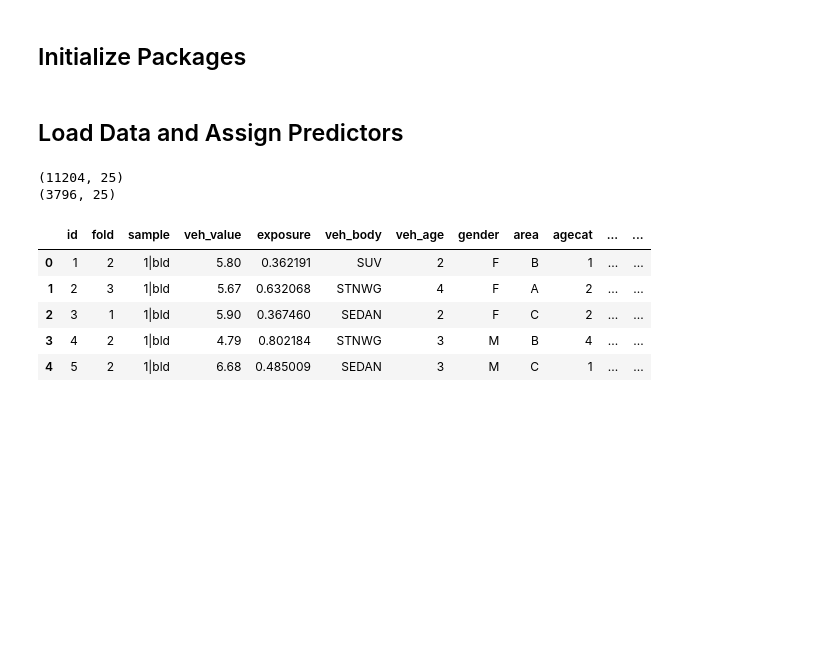
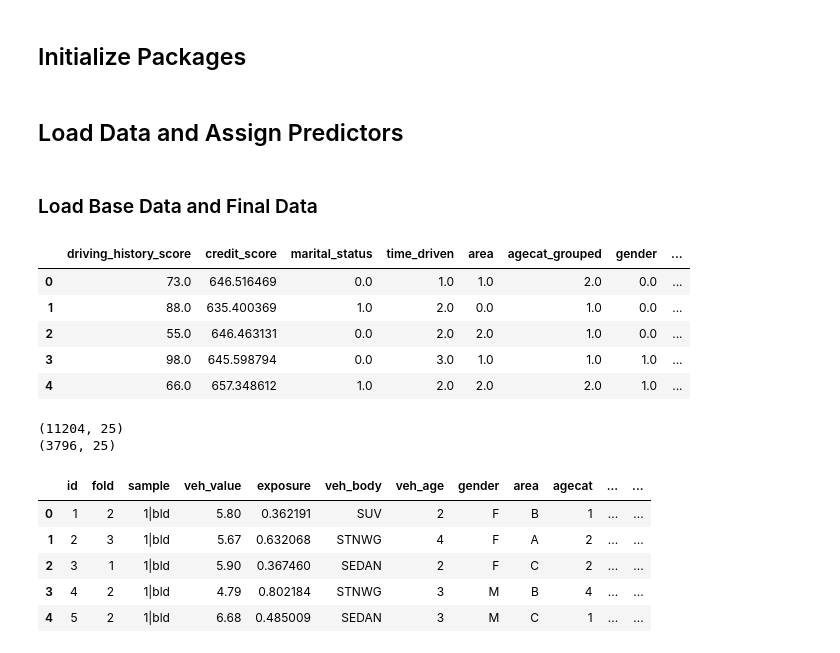
Before and after one commit to adervesh03/Hawkeye-Datathon-2025, a Jupyter notebook: backend/model_implementation.ipynb, the cells around one changed output. Drawn from its saved outputs; the diff is of its cells as text; code cells hidden in the pictures; blank space fills up the shorter version.

```diff
--- a/backend/model_implementation.ipynb
+++ b/backend/model_implementation.ipynb
@@ -19,4 +22,6 @@ from scipy.stats import uniform, randint
 # %% [markdown]
 ## Load Data and Assign Predictors
+# %% [markdown]
+### Load Base Data and Final Data
 # %%
 model_data = pd.read_csv('../backend/model_data.csv')
@@ -24,3 +29,13 @@ inference_data = pd.read_csv('../backend/inference_data.csv')
+# %%
+final_model_data['claim_cst_per_exposure'] = final_model_data['claimcst0'] / final_model_data['exposure']
+final_model_data.head(5)
+# %% [output]
+|  | driving_history_score | credit_score | marital_status | time_driven | area | agecat_grouped | gender | ... |
+| 0 | 73.0 | 646.516469 | 0.0 | 1.0 | 1.0 | 2.0 | 0.0 | ... |
+| 1 | 88.0 | 635.400369 | 1.0 | 2.0 | 0.0 | 1.0 | 0.0 | ... |
+| 2 | 55.0 | 646.463131 | 0.0 | 2.0 | 2.0 | 1.0 | 0.0 | ... |
+| 3 | 98.0 | 645.598794 | 0.0 | 3.0 | 1.0 | 1.0 | 1.0 | ... |
+| 4 | 66.0 | 657.348612 | 1.0 | 2.0 | 2.0 | 2.0 | 1.0 | ... |
 # %%
 # Define the list of predictors
 # Create predictor list
```
Also changed, not shown: parts of 19 cells of this notebook.
